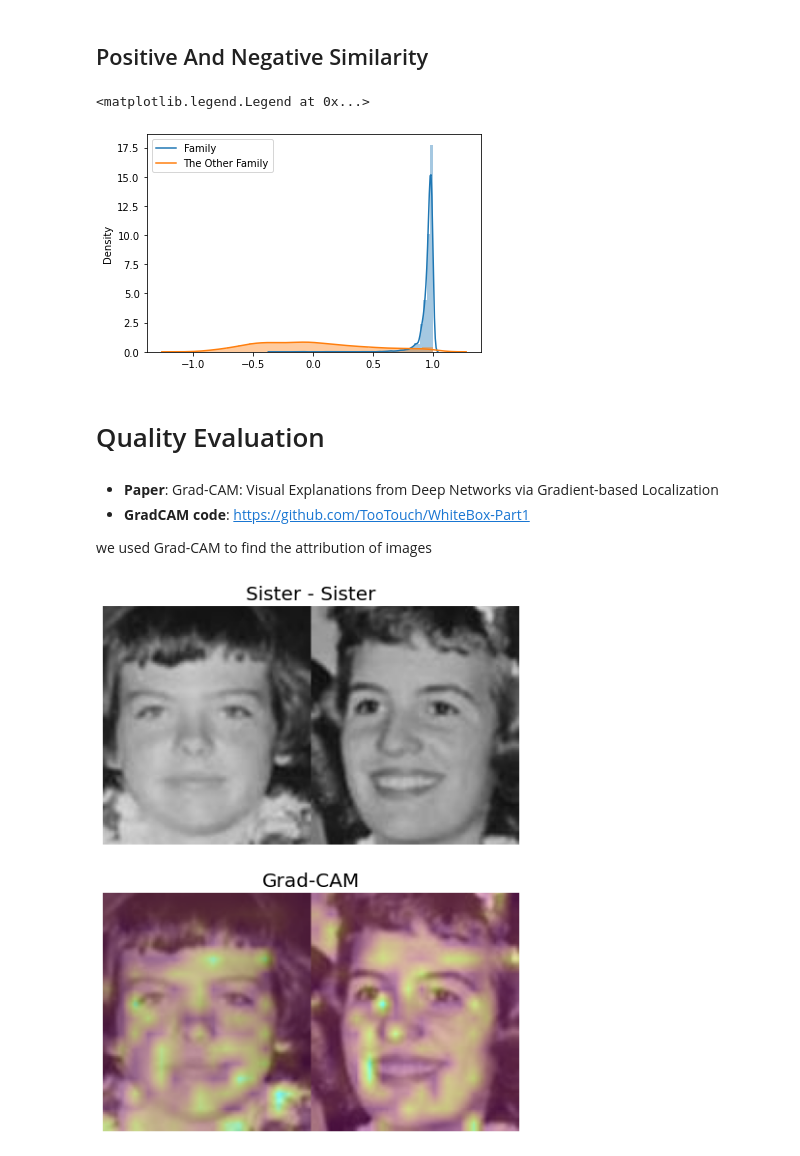
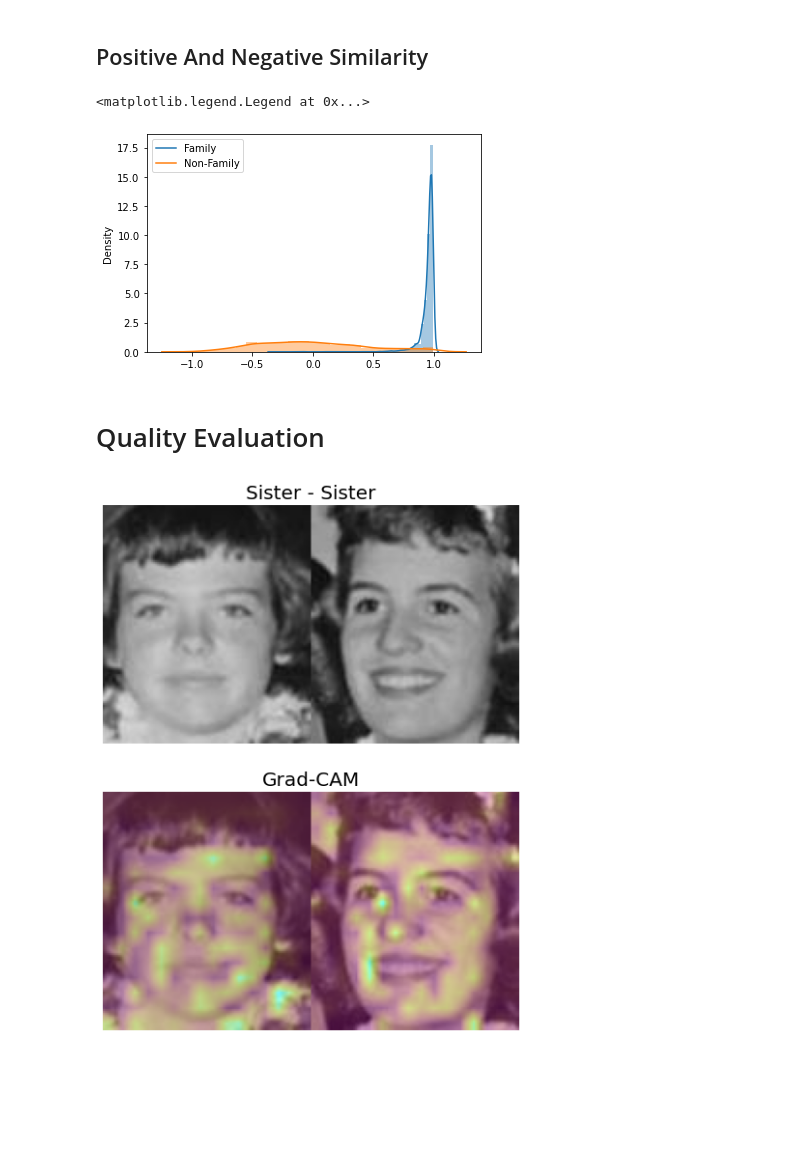
Before and after one commit to TooTouch/KU-ComputerVision, a Jupyter notebook: Project/Kinship Verification.ipynb, the cells around one changed output. Drawn from its saved outputs; the diff is of its cells as text; code cells hidden in the pictures; blank space fills up the shorter version.

```diff
--- a/Project/Kinship Verification.ipynb
+++ b/Project/Kinship Verification.ipynb
@@ -81,14 +80,10 @@ def torch_seed(random_seed: int = 223):
 # %%
-train_info = pd.read_csv('./data/train-pairs.csv')
+train_info = pd.read_csv('../data/FIW/train-pairs.csv')
 # %%
-train_datadir = './data/train-faces'
-
 img_path = []
 
 for i in tqdm(range(len(train_info))):
     # image path
-    p1_path = glob(f'{train_datadir}/{train_info.p1.tolist()[i]}/*.jpg')
-    p2_path = glob(f'{train_datadir}/{train_info.p2.tolist()[i]}/*.jpg')
+    p1_path = glob(f'../data/FIW/train-faces/{train_info.p1.tolist()[i]}/*.jpg')
+    p2_path = glob(f'../data/FIW/train-faces/{train_info.p2.tolist()[i]}/*.jpg')
     img_path.extend(list(product(p1_path, p2_path)))
-
-img_path = pd.DataFrame(img_path, columns=['p1','p2'])
@@ -472,3 +456,11 @@ plt.xlabel('Epochs', size=15)
 # %% [output]
 Text(0.5, 0, 'Epochs')
 [figure]
+# %%
+weights = torch.load('../checkpoint/KinshipNet.pth')
+
+net = ResNet18Kinship().to(device)
+net.load_state_dict(weights['net'])
+net.eval()
+
+print('Load pretrained model')
@@ -520,7 +504,8 @@ with torch.no_grad():
         p = p.to(device)
 
         # model output
-        output = net(p)
+        output = net
+        (p.to(device))
 
         # distance
         p_embed_list.append(output.cpu().numpy())
@@ -583,14 +570,9 @@ unsim_list = np.vstack(unsim_list)
 # %%
 sns.distplot(sim_list.reshape(-1))
 sns.distplot(unsim_list.reshape(-1))
-plt.legend(['Family','The Other Family'])
+plt.legend(['Family','Non-Family'])
 # %% [output]
 <matplotlib.legend.Legend at 0x...>
-[figure, old version]
+[figure, new version]
 # %% [markdown]
 # Quality Evaluation
-# %% [markdown]
-- **Paper**: Grad-CAM: Visual Explanations from Deep Networks via Gradient-based Localization
-- **GradCAM code**: https://github.com/TooTouch/WhiteBox-Part1
-
-we used Grad-CAM to find the attribution of images
```
Also changed, not shown: parts of 21 cells of this notebook.
